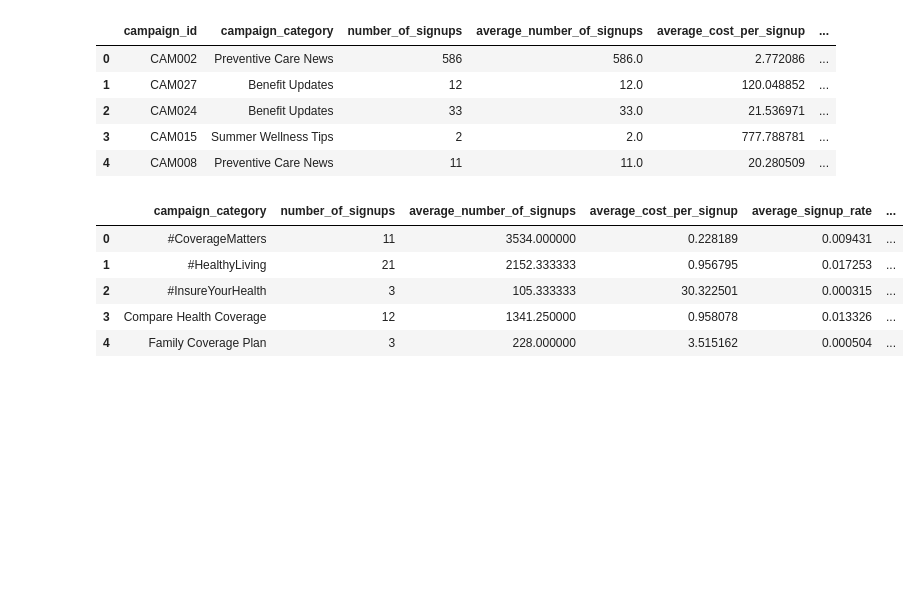
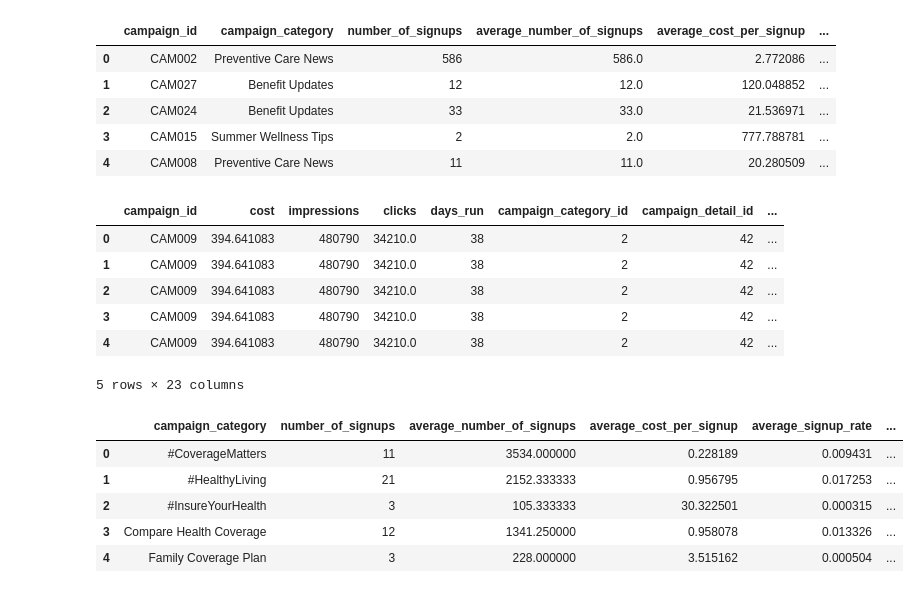
Before and after one commit to The-DigitalAcademy/Health_Insurance, a Jupyter notebook: Pandas Analysis.ipynb, the cells around one changed output. Cells and saved outputs as stored; diff of their text form; code cells hidden in the pictures; blank space fills up the shorter version.

```diff
--- a/Pandas Analysis.ipynb
+++ b/Pandas Analysis.ipynb
@@ -135,6 +136,39 @@ pd.read_sql(query, engine)
 | 2 | CAM024 | Benefit Updates | 33 | 33.0 | 21.536971 | ... |
 | 3 | CAM015 | Summer Wellness Tips | 2 | 2.0 | 777.788781 | ... |
 | 4 | CAM008 | Preventive Care News | 11 | 11.0 | 20.280509 | ... |
+# %%
+# campaigns = pd.read_sql('SELECT * FROM "Campaigns"', engine)
+# customers = pd.read_sql('SELECT * FROM "Customers"', engine)
+# campaign_category = pd.read_sql('SELECT * FROM "Campaign_category"', engine)
+# platform = pd.read_sql('SELECT * FROM "Platform"', engine)
+
+merged_df1 = pd.merge(campaigns, customers, on="campaign_id")
+merged_df2 = pd.merge(merged_df1, campaign_category, on="campaign_category_id")
+merged_df3 = pd.merge(merged_df2, platform, on= "platform_id")
+merged_df3.head()
+# merged_df3 = pd.merge(merged_df1, merged_df2, left_on='campaign_id_x', right_on = 'campaign_id_y')
+# merged_df4 = pd.merge(merged_df3, platform, left_on= "platform_id_y", right_on= "platform_id")
+# merged_df4.head()
+
+# result_df = (
+#     merged_df4.groupby(["campaign_category", "platform"])
+#     .agg(number_of_signups=("campaign_id", 'count'),
+#          avgerage_number_of_signups=("num_signups_x", "mean"),
+#          avgerage_cost_per_signups=("cost_per_signup_x", "mean"),
+#          avgerage_signups_rate=("signup_rate_x", "mean"))
+#     .reset_index()
+# )
+# result_df.sort_values(by = "plan")
+
+# result_df.head(11)
+# %% [output]
+|  | campaign_id | cost | impressions | clicks | days_run | campaign_category_id | campaign_detail_id | ... |
+| 0 | CAM009 | 394.641083 | 480790 | 34210.0 | 38 | 2 | 42 | ... |
+| 1 | CAM009 | 394.641083 | 480790 | 34210.0 | 38 | 2 | 42 | ... |
+| 2 | CAM009 | 394.641083 | 480790 | 34210.0 | 38 | 2 | 42 | ... |
+| 3 | CAM009 | 394.641083 | 480790 | 34210.0 | 38 | 2 | 42 | ... |
+| 4 | CAM009 | 394.641083 | 480790 | 34210.0 | 38 | 2 | 42 | ... |
+5 rows × 23 columns
 # %%
 query= '''SELECT
     cc."campaign_category",
```
Also changed, not shown: parts of 7 cells of this notebook.
